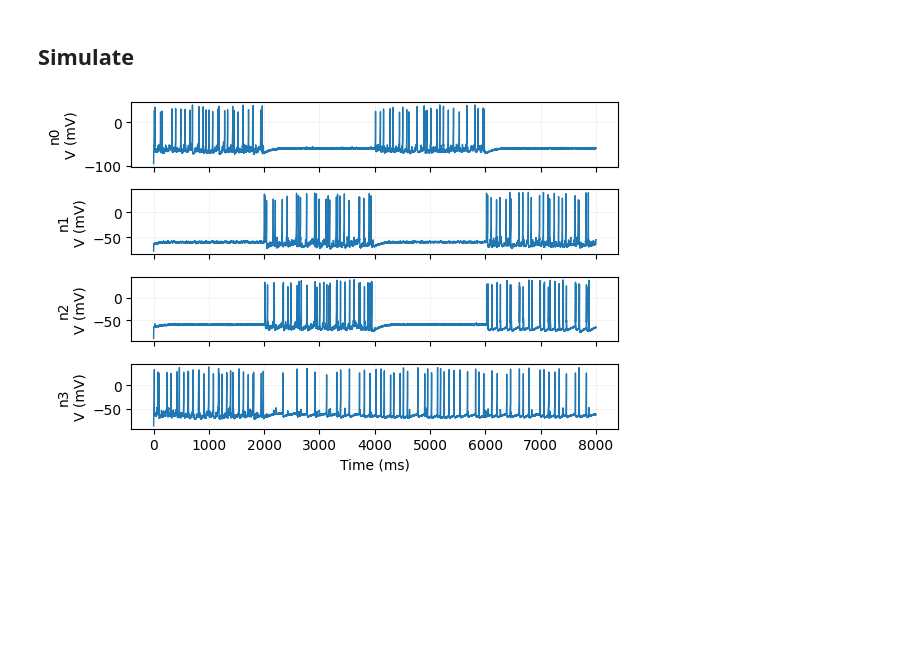
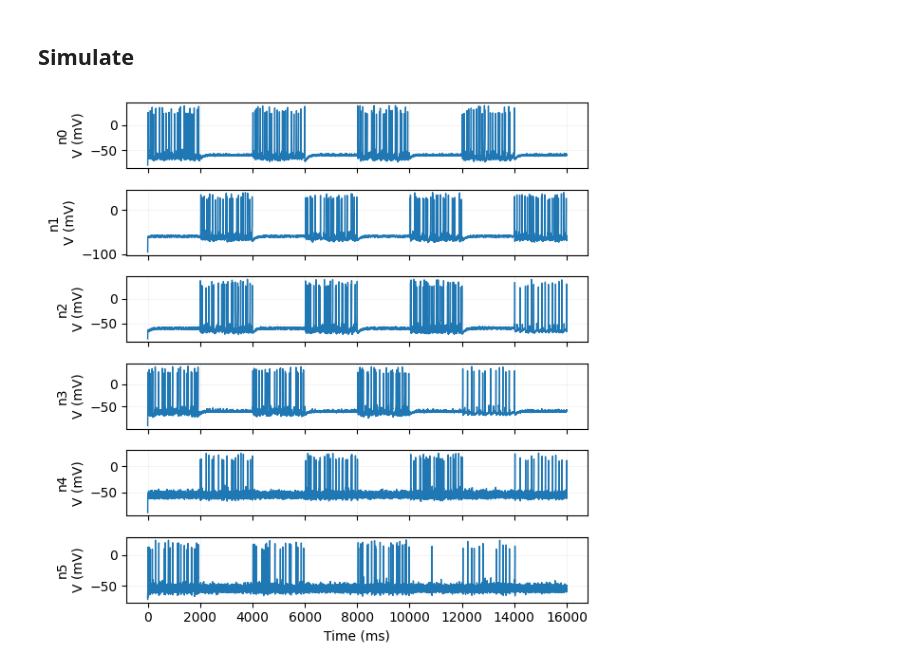
Before and after one commit to Dalsaetra/NeuroSimV3, a Jupyter notebook: python/week8/small_teacher_testing.ipynb, the cells around one changed output. Cells and saved outputs as stored; diff of their text form; code cells hidden in the pictures; blank space fills up the shorter version.

```diff
--- a/python/week8/small_teacher_testing.ipynb
+++ b/python/week8/small_teacher_testing.ipynb
@@ -148,6 +159,6 @@ array([ True,  True, False, False])
 ### Output config
 # %%
 output_neuron_indices = np.zeros(n_neurons, dtype=bool)
-output_neuron_indices[2:] = True
+output_neuron_indices[2:4] = True
 output_neuron_indices
 # %% [output]
@@ -183,41 +194,57 @@ sim = Simulation(connectome, dt, stepper_type="euler_det", state0=state0,
                  enable_debug_logger=True,
                  enable_plasticity=True, plasticity="clopath", plasticity_reward_type="online",
                  plasticity_kwargs={"plastic_source_mask": plastic_mask, "weight_multiplicity": None,
-                                    "max_weight": 100.0, "weight_update_scale": 5.0,
+                                    "max_weight": 100.0, "weight_update_scale": 1.0,
                                     # "enable_debug_logger": False,
                                     "theta_minus": resting_potentials,
                                     "theta_plus": resting_potentials + 20.0
                                     })
 
 sim.configure_output_readout(output_neuron_indices=output_neuron_indices, output_dim=2, rate_window_ms=1000.0,
                              enable_logger=True)
 
 amplitude = 1.0
 v_ext = 100.0
 
 rounds = 5
 
-input_neuron_indices = np.array([True, False, False, True])
+input_neuron_indices = np.array([True, False, False, True, False, False])
 
 sim_w_input(sim, sim_len_ms=2000.0, input_mask=input_neuron_indices, input_rate=v_ext, input_amp=amplitude)
 
-input_neuron_indices = np.array([False, True, True, False])
+input_neuron_indices = np.array([False, True, True, False, False, False])
 
 sim_w_input(sim, sim_len_ms=2000.0, input_mask=input_neuron_indices, input_rate=v_ext, input_amp=amplitude)
 
-input_neuron_indices = np.array([True, False, False, False])
+input_neuron_indices = np.array([True, False, False, True, False, False])
 
 sim_w_input(sim, sim_len_ms=2000.0, input_mask=input_neuron_indices, input_rate=v_ext, input_amp=amplitude)
 
-input_neuron_indices = np.array([False, True, False, False])
+input_neuron_indices = np.array([False, True, True, False, False, False])
+
+sim_w_input(sim, sim_len_ms=2000.0, input_mask=input_neuron_indices, input_rate=v_ext, input_amp=amplitude)
+
+input_neuron_indices = np.array([True, False, False, True, False, False])
+
+sim_w_input(sim, sim_len_ms=2000.0, input_mask=input_neuron_indices, input_rate=v_ext, input_amp=amplitude)
+
+input_neuron_indices = np.array([False, True, True, False, False, False])
+
+sim_w_input(sim, sim_len_ms=2000.0, input_mask=input_neuron_indices, input_rate=v_ext, input_amp=amplitude)
+
+input_neuron_indices = np.array([True, False, False, False, False, False])
+
+sim_w_input(sim, sim_len_ms=2000.0, input_mask=input_neuron_indices, input_rate=v_ext, input_amp=amplitude)
+
+input_neuron_indices = np.array([False, True, False, False, False, False])
 
 sim_w_input(sim, sim_len_ms=2000.0, input_mask=input_neuron_indices, input_rate=v_ext, input_amp=amplitude)
 
 sim.plot_voltage_per_neuron(figsize=(6, 1))
 
 stats = sim.stats.compute_metrics(dt, bin_ms_participation=300)
 # %% [output]
-[figure, old version]
+[figure, new version]
 # %%
 # Plot output
 output_history = np.array(sim.output_logger)
```
Also changed, not shown: parts of 9 cells of this notebook.
